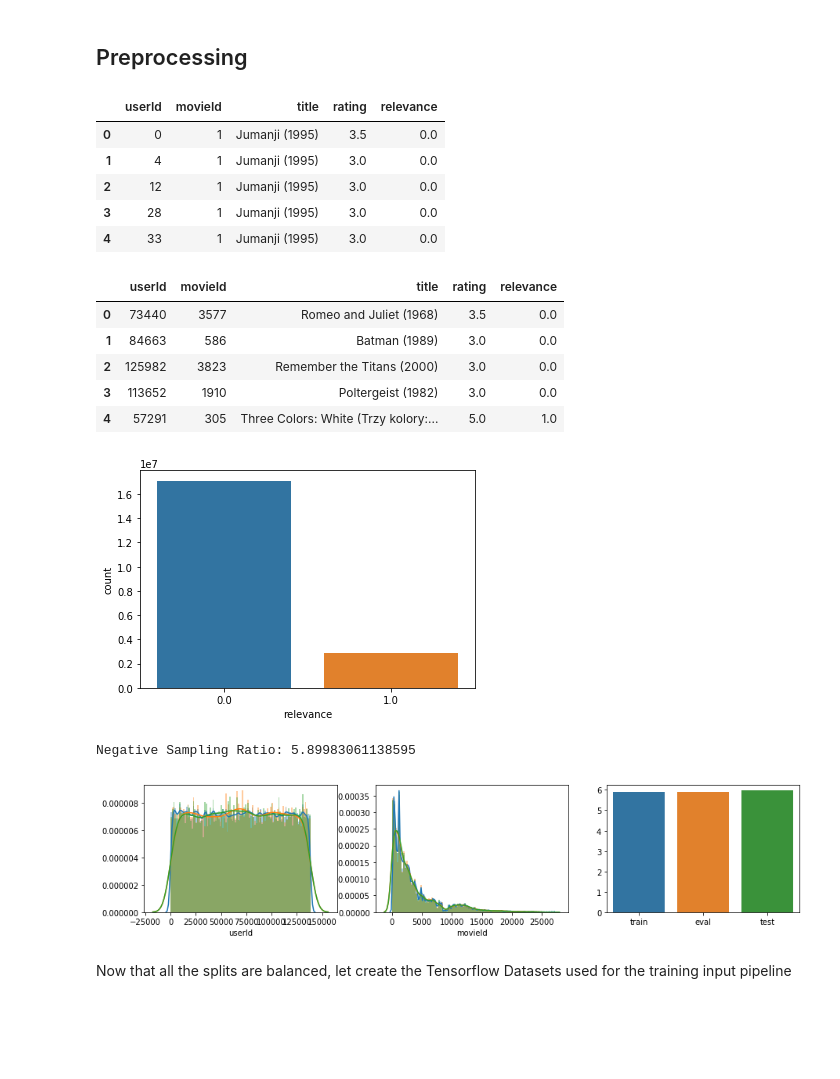
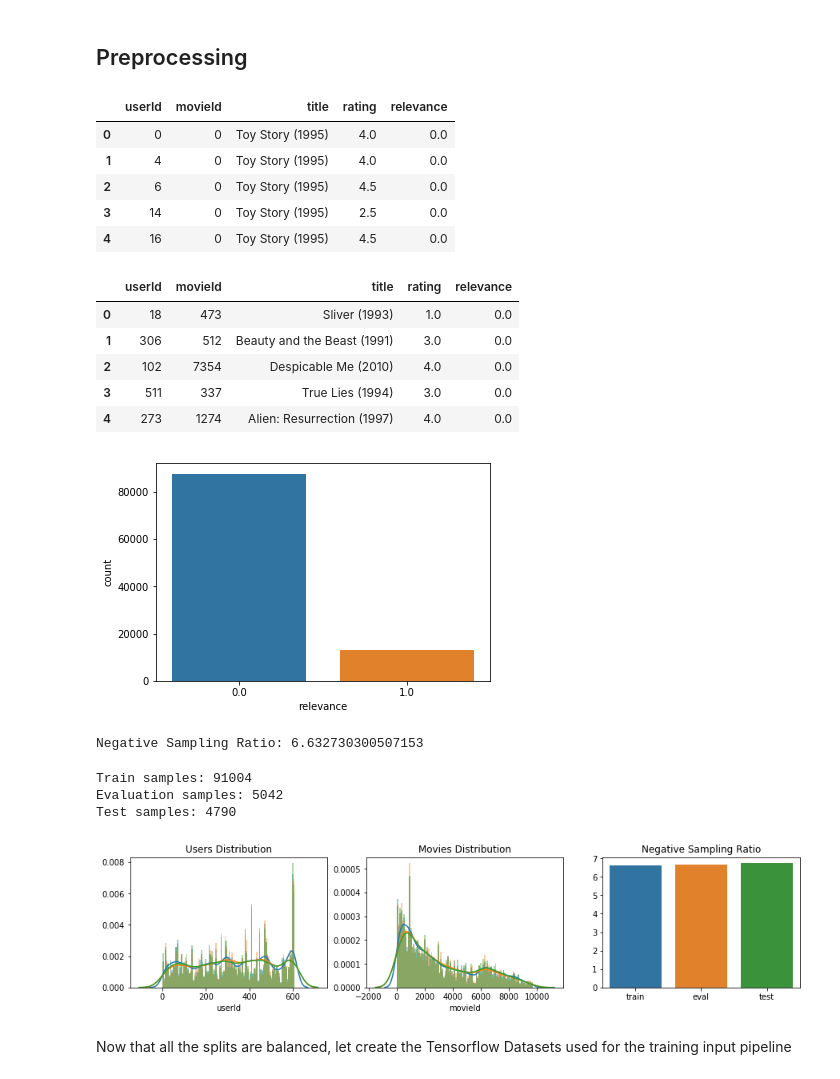
Before and after one commit to ElPapi42/NeuralMatrixFactorization, a Jupyter notebook: NeuralMatrixFactorization.ipynb, the cells around one changed output. Drawn from its saved outputs; the diff is of its cells as text; code cells hidden in the pictures; blank space fills up the shorter version.

Commit message:
Replaced 20M for 100K Dataset (Allows Faster Iterations)

```diff
--- a/NeuralMatrixFactorization.ipynb
+++ b/NeuralMatrixFactorization.ipynb
@@ -51,11 +51,10 @@ clear_output()
 Simple exploration without too much fancy graphs
 # %%
 #Loads Dataset, we only need ratings.csv and movies.csv files, we can drop timestamp and genres for now
-ratings_df = pd.read_csv("./Datasets/ml-20m/ratings.csv").drop(["timestamp"], axis=1)
-movies_df = pd.read_csv("./Datasets/ml-20m/movies.csv").drop(["genres"], axis=1)
+ratings_df = pd.read_csv("./Datasets/ml-latest-small/ratings.csv").drop(["timestamp"], axis=1)
+movies_df = pd.read_csv("./Datasets/ml-latest-small/movies.csv").drop(["genres"], axis=1)
 
 ml_df = ratings_df.merge(movies_df, on="movieId")
-
 ml_df = ml_df.reindex(columns=["userId", "movieId", "title", "rating"])
 ml_df.head()
 # %% [output]
@@ -132,22 +131,22 @@ ml_df["movieId"] = ml_df["movieId"].astype("category").cat.codes.values
 ml_df.head()
 # %% [output]
 |  | userId | movieId | title | rating | relevance |
-| 0 | 0 | 1 | Jumanji (1995) | 3.5 | 0.0 |
-| 1 | 4 | 1 | Jumanji (1995) | 3.0 | 0.0 |
-| 2 | 12 | 1 | Jumanji (1995) | 3.0 | 0.0 |
-| 3 | 28 | 1 | Jumanji (1995) | 3.0 | 0.0 |
-| 4 | 33 | 1 | Jumanji (1995) | 3.0 | 0.0 |
+| 0 | 0 | 0 | Toy Story (1995) | 4.0 | 0.0 |
+| 1 | 4 | 0 | Toy Story (1995) | 4.0 | 0.0 |
+| 2 | 6 | 0 | Toy Story (1995) | 4.5 | 0.0 |
+| 3 | 14 | 0 | Toy Story (1995) | 2.5 | 0.0 |
+| 4 | 16 | 0 | Toy Story (1995) | 4.5 | 0.0 |
 # %%
 #Shuffle Dataframe
 ml_df = ml_df.sample(frac=1.0).reset_index(drop=True)
 ml_df.head()
 # %% [output]
 |  | userId | movieId | title | rating | relevance |
-| 0 | 73440 | 3577 | Romeo and Juliet (1968) | 3.5 | 0.0 |
-| 1 | 84663 | 586 | Batman (1989) | 3.0 | 0.0 |
-| 2 | 125982 | 3823 | Remember the Titans (2000) | 3.0 | 0.0 |
-| 3 | 113652 | 1910 | Poltergeist (1982) | 3.0 | 0.0 |
-| 4 | 57291 | 305 | Three Colors: White (Trzy kolory:... | 5.0 | 1.0 |
+| 0 | 18 | 473 | Sliver (1993) | 1.0 | 0.0 |
+| 1 | 306 | 512 | Beauty and the Beast (1991) | 3.0 | 0.0 |
+| 2 | 102 | 7354 | Despicable Me (2010) | 4.0 | 0.0 |
+| 3 | 511 | 337 | True Lies (1994) | 3.0 | 0.0 |
+| 4 | 273 | 1274 | Alien: Resurrection (1997) | 4.0 | 0.0 |
 # %%
 #Test for negative sampling ratio, for this architecture a negative sampling ratio around 5.0 is very good
 #based on the cited paper experiments https://arxiv.org/pdf/1708.05031.pdf
@@ -158,42 +157,54 @@ sns.countplot(x="relevance", data=ml_df)
 plt.show()
 print("Negative Sampling Ratio: " + str(non_rel / rel))
 # %% [output]
-[figure, old version]
+[figure, new version]
-Negative Sampling Ratio: 5.89983061138595
+Negative Sampling Ratio: 6.632730300507153
 # %%
 #Split dataset between train, eval and test
 full_df = ml_df
-eval_df = full_df.sample(frac=0.001)
+eval_df = full_df.sample(frac=0.05)
 full_df = full_df.drop(eval_df.index)
-test_df = full_df.sample(frac=0.001)
+test_df = full_df.sample(frac=0.05)
 train_df = full_df.drop(test_df.index)
+# %%
+#Store number of datapoints in each dataset
+train_count = train_df.shape[0]
+eval_count = eval_df.shape[0]
+test_count = test_df.shape[0]
+print("Train samples: " + str(train_count))
+print("Evaluation samples: " + str(eval_count))
+print("Test samples: " + str(test_count))
+# %% [output]
+Train samples: 91004
+Evaluation samples: 5042
+Test samples: 4790
 # %%
 #Verify the distribution of the three splits
 plt.figure(figsize=(15, 3))
 
 #Verify users distributions
 plt.subplot(1, 3, 1)
-sns.distplot(a=train_df["userId"], bins=100)
+sns.distplot(a=train_df["userId"], bins=100).set_title("Users Distribution")
 sns.distplot(a=eval_df["userId"], bins=100)
 sns.distplot(a=test_df["userId"], bins=100)
 
 #Verify movies distributions
 plt.subplot(1, 3, 2)
-sns.distplot(a=train_df["movieId"], bins=100)
+sns.distplot(a=train_df["movieId"], bins=100).set_title("Movies Distribution")
 sns.distplot(a=eval_df["movieId"], bins=100)
 sns.distplot(a=test_df["movieId"], bins=100)
 
 
 #Verify Negative Sampling Ration Between the splits
 plt.subplot(1, 3, 3)
 train_nsr = (train_df["relevance"] == 0.0).sum() / (train_df["relevance"] == 1.0).sum()
 eval_nsr = (eval_df["relevance"] == 0.0).sum() / (eval_df["relevance"] == 1.0).sum()
 test_nsr = (test_df["relevance"] == 0.0).sum() / (test_df["relevance"] == 1.0).sum()
-sns.barplot(x=["train", "eval", "test"], y=[train_nsr, eval_nsr, test_nsr])
+sns.barplot(x=["train", "eval", "test"], y=[train_nsr, eval_nsr, test_nsr]).set_title("Negative Sampling Ratio")
 
 plt.show()
 # %% [output]
-[figure, old version]
+[figure, new version]
 # %% [markdown]
 Now that all the splits are balanced, let create the Tensorflow Datasets used for the training input pipeline
 # %%
```
Also changed, not shown: parts of 13 cells of this notebook.
